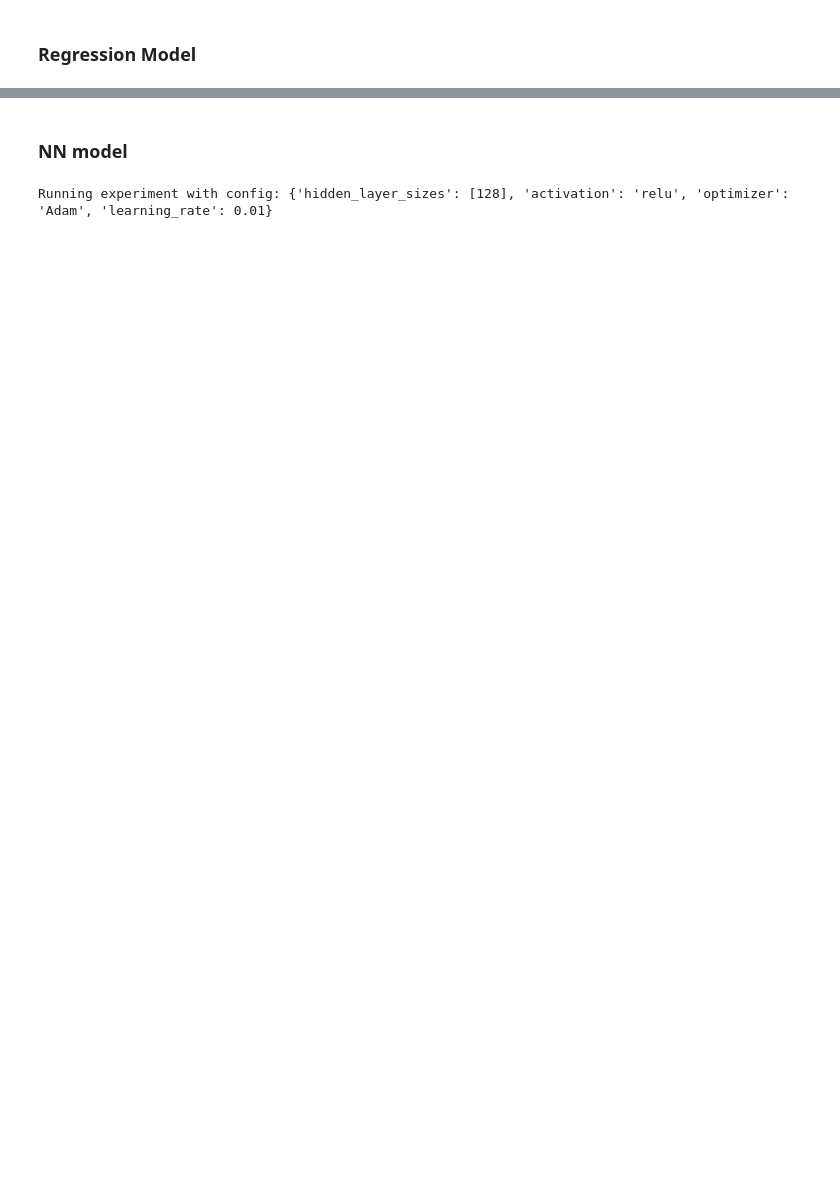
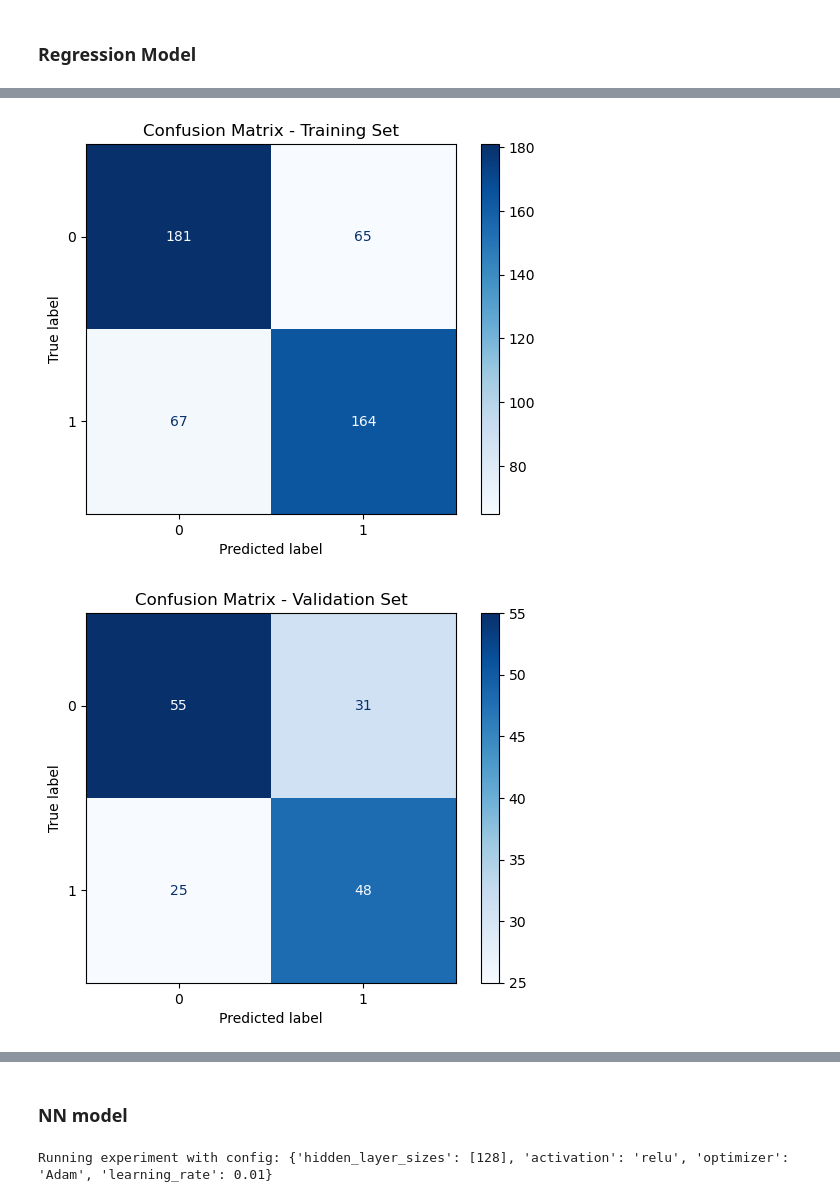
Before and after one commit to erica-landreth/datasci207_fa24_01_LMRSW, a Jupyter notebook: EDA/NR_EIL_EDA_imputation_clustering2.ipynb, the cells around one changed output, grey strips where cells are left out. Drawn from its saved outputs; the diff is of its cells as text; code cells hidden in the pictures; blank space fills up the shorter version.

```diff
--- a/EDA/NR_EIL_EDA_imputation_clustering2.ipynb
+++ b/EDA/NR_EIL_EDA_imputation_clustering2.ipynb
@@ -530,10 +536,12 @@ X_train_normalized = scaler.fit_transform(X_train)
 
 # Transform the validation data using the same scaler
 X_val_normalized = scaler.transform(X_val)
+X_test_normalized = scaler.transform(X_test)
 
 # Convert normalized data back to DataFrame
 X_train_normalized_df = pd.DataFrame(X_train_normalized, columns=X_train.columns)
 X_val_normalized_df = pd.DataFrame(X_val_normalized, columns=X_val.columns)
+X_test_normalized_df = pd.DataFrame(X_test_normalized, columns=X_val.columns)
 # %%
 import matplotlib.pyplot as plt
 
@@ -717,0 +768,30 @@ plt.show()
+# %%
+from sklearn.metrics import confusion_matrix, ConfusionMatrixDisplay
+
+# Make predictions for training and validation sets
+train_preds = np.argmax(model.predict(X_train_normalized_df), axis=1)  # Predicted classes for training set
+val_preds = np.argmax(model.predict(X_val_normalized_df), axis=1)      # Predicted classes for validation set
+test_preds = np.argmax(model.predict(X_test_normalized_df), axis=1)      # Predicted classes for validation set
+
+# Generate confusion matrices
+train_cm = confusion_matrix(y_train, train_preds)
+val_cm = confusion_matrix(y_val, val_preds)
+test_cm = confusion_matrix(y_test, test_preds)
+# Manually define class labels (e.g., [0, 1] for binary classification)
+class_labels = [0, 1]
+
+# Display confusion matrix for training set
+ConfusionMatrixDisplay(train_cm, display_labels=class_labels).plot(cmap="Blues")
+plt.title("Confusion Matrix - Training Set")
+plt.show()
+
+# Display confusion matrix for validation set
+ConfusionMatrixDisplay(val_cm, display_labels=class_labels).plot(cmap="Blues")
+plt.title("Confusion Matrix - Validation Set")
+plt.show()
+
+# Display confusion matrix for validation set
+ConfusionMatrixDisplay(test_cm, display_labels=class_labels).plot(cmap="Blues")
+plt.title("Confusion Matrix - test Set")
+plt.show()
+# %% [output]
@@ -717,0 +801,2 @@ plt.show()
+[figure, added]
+[figure, added]
```
Also changed, not shown: parts of 23 cells of this notebook.
